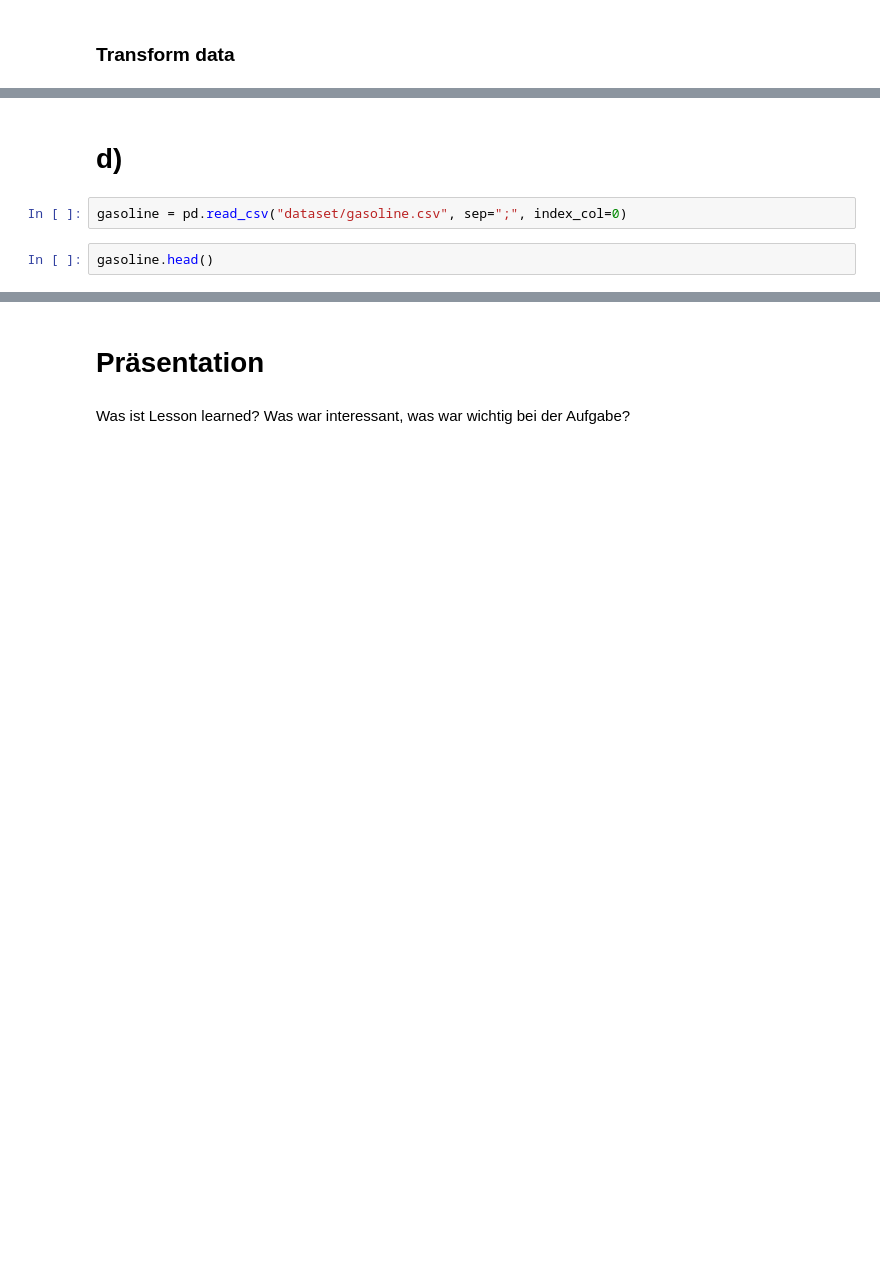
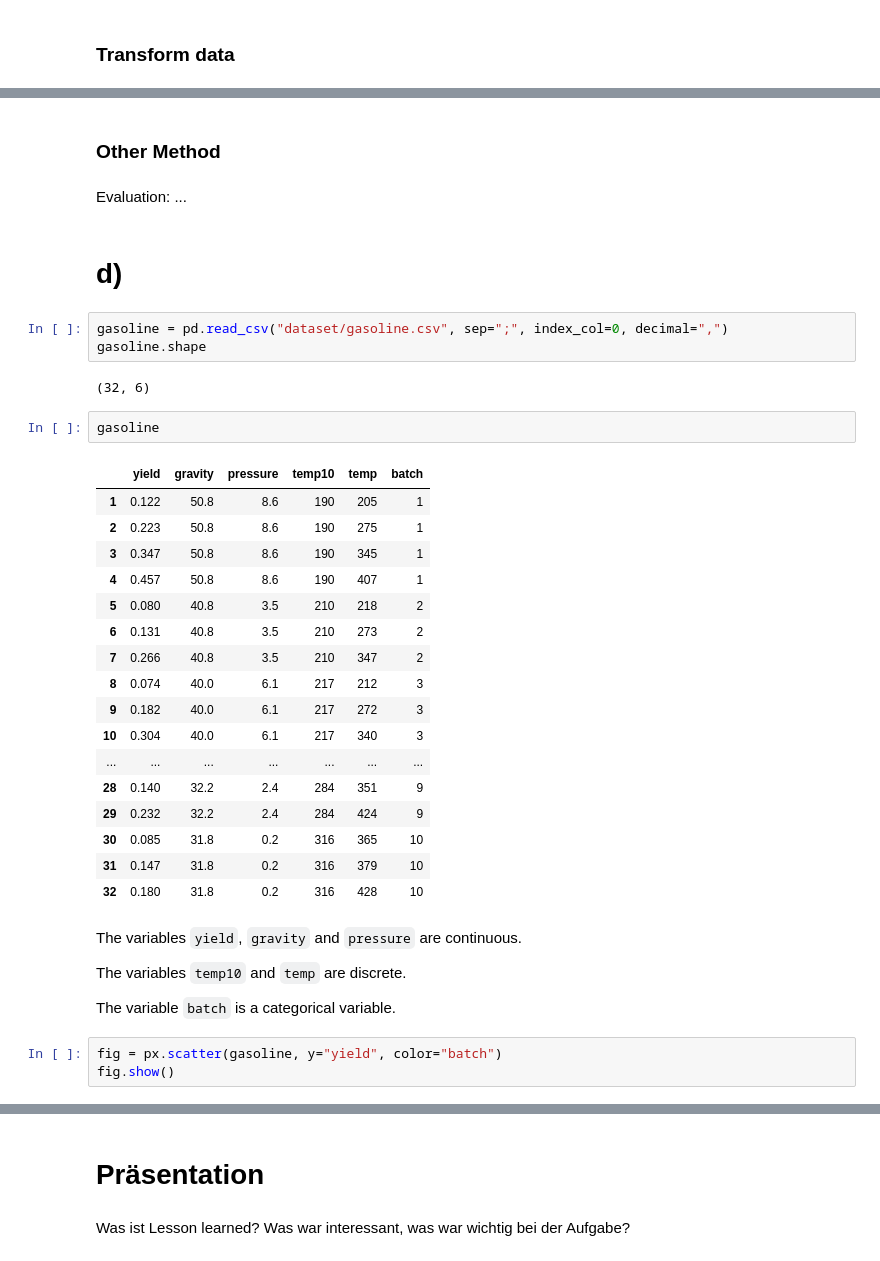
Before and after one commit to u-adrian/PSDA, a Jupyter notebook: 01_Exercise/Aufgabe_3.ipynb, the cells around one changed output, grey strips where cells are left out. Drawn from its saved outputs; the diff is of its cells as text; blank space fills up the shorter version.

```diff
--- a/01_Exercise/Aufgabe_3.ipynb
+++ b/01_Exercise/Aufgabe_3.ipynb
@@ -341,6 +501,40 @@ fig.show()
+# %% [markdown]
+### Other Method
+# %% [markdown]
+Evaluation: ...
 # %% [markdown]
 # d)
 # %%
-gasoline = pd.read_csv("dataset/gasoline.csv", sep=";", index_col=0)
+gasoline = pd.read_csv("dataset/gasoline.csv", sep=";", index_col=0, decimal=",")
+gasoline.shape
+# %% [output]
+(32, 6)
 # %%
-gasoline.head()
+gasoline
+# %% [output]
+|  | yield | gravity | pressure | temp10 | temp | batch |
+| 1 | 0.122 | 50.8 | 8.6 | 190 | 205 | 1 |
+| 2 | 0.223 | 50.8 | 8.6 | 190 | 275 | 1 |
+| 3 | 0.347 | 50.8 | 8.6 | 190 | 345 | 1 |
+| 4 | 0.457 | 50.8 | 8.6 | 190 | 407 | 1 |
+| 5 | 0.080 | 40.8 | 3.5 | 210 | 218 | 2 |
+| 6 | 0.131 | 40.8 | 3.5 | 210 | 273 | 2 |
+| 7 | 0.266 | 40.8 | 3.5 | 210 | 347 | 2 |
+| 8 | 0.074 | 40.0 | 6.1 | 217 | 212 | 3 |
+| 9 | 0.182 | 40.0 | 6.1 | 217 | 272 | 3 |
+| 10 | 0.304 | 40.0 | 6.1 | 217 | 340 | 3 |
+| ... | ... | ... | ... | ... | ... | ... |
+| 28 | 0.140 | 32.2 | 2.4 | 284 | 351 | 9 |
+| 29 | 0.232 | 32.2 | 2.4 | 284 | 424 | 9 |
+| 30 | 0.085 | 31.8 | 0.2 | 316 | 365 | 10 |
+| 31 | 0.147 | 31.8 | 0.2 | 316 | 379 | 10 |
+| 32 | 0.180 | 31.8 | 0.2 | 316 | 428 | 10 |
+# %% [markdown]
+The variables `yield`, `gravity` and `pressure` are continuous.
+
+The variables `temp10` and `temp` are discrete.
+
+The variable `batch` is a categorical variable.
+# %%
+fig = px.scatter(gasoline, y="yield", color="batch")
+fig.show()
```
Also changed, not shown: parts of 66 cells of this notebook, 1 other file.
